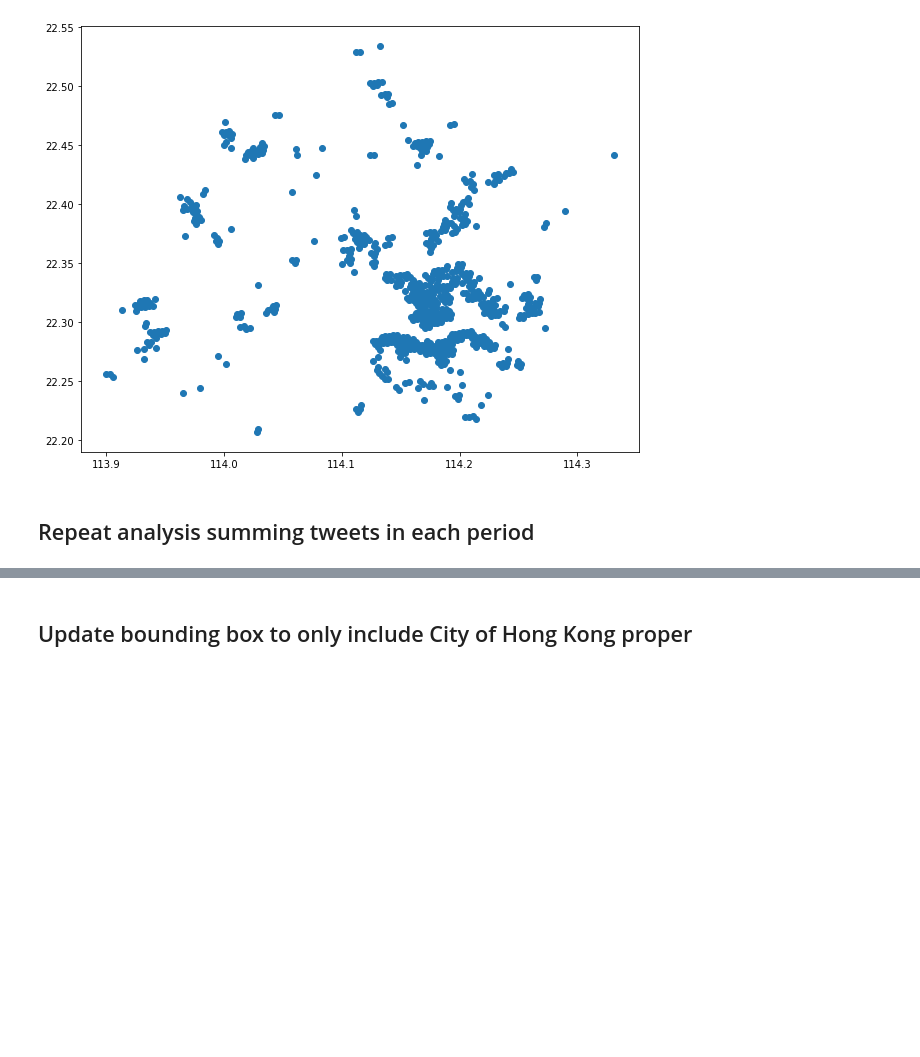
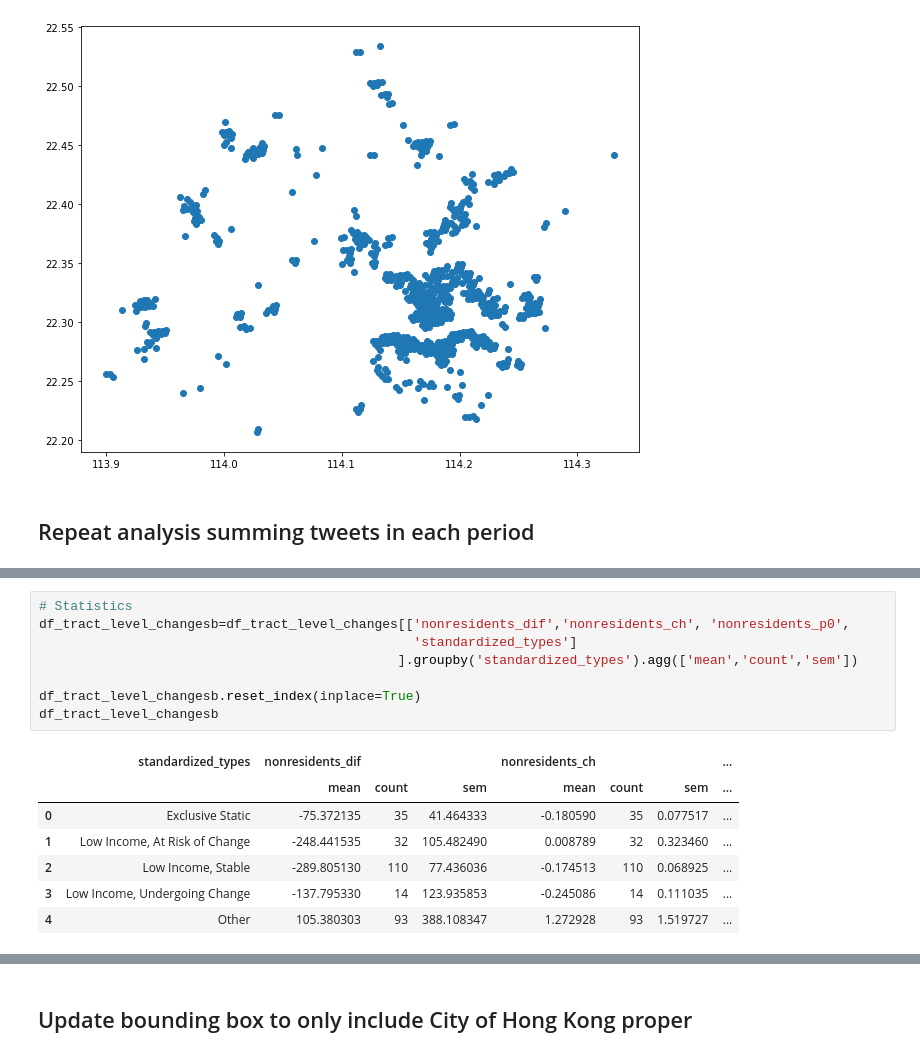
Before and after one commit to rpasquini/twitter_and_displacement, a Jupyter notebook: notebooks/Revised Analysis Example Counts by Typologies - Hong Kong.ipynb, the cells around one changed output, grey strips where cells are left out. Cells and saved outputs as stored; diff of their text form; blank space fills up the shorter version.

```diff
--- a/notebooks/Revised Analysis Example Counts by Typologies - Hong Kong.ipynb
+++ b/notebooks/Revised Analysis Example Counts by Typologies - Hong Kong.ipynb
@@ -595,0 +676,16 @@ plt.show()
+# %%
+# Statistics
+df_tract_level_changesb=df_tract_level_changes[['nonresidents_dif','nonresidents_ch', 'nonresidents_p0',
+                                                'standardized_types']
+                                              ].groupby('standardized_types').agg(['mean','count','sem'])
+
+df_tract_level_changesb.reset_index(inplace=True)
+df_tract_level_changesb
+# %% [output]
+|  | standardized_types | nonresidents_dif |  |  | nonresidents_ch |  |  | ... |
+|  |  | mean | count | sem | mean | count | sem | ... |
+| 0 | Exclusive Static | -75.372135 | 35 | 41.464333 | -0.180590 | 35 | 0.077517 | ... |
+| 1 | Low Income, At Risk of Change | -248.441535 | 32 | 105.482490 | 0.008789 | 32 | 0.323460 | ... |
+| 2 | Low Income, Stable | -289.805130 | 110 | 77.436036 | -0.174513 | 110 | 0.068925 | ... |
+| 3 | Low Income, Undergoing Change | -137.795330 | 14 | 123.935853 | -0.245086 | 14 | 0.111035 | ... |
+| 4 | Other | 105.380303 | 93 | 388.108347 | 1.272928 | 93 | 1.519727 | ... |
```
Also changed, not shown: parts of 9 cells of this notebook, 1 other file.
